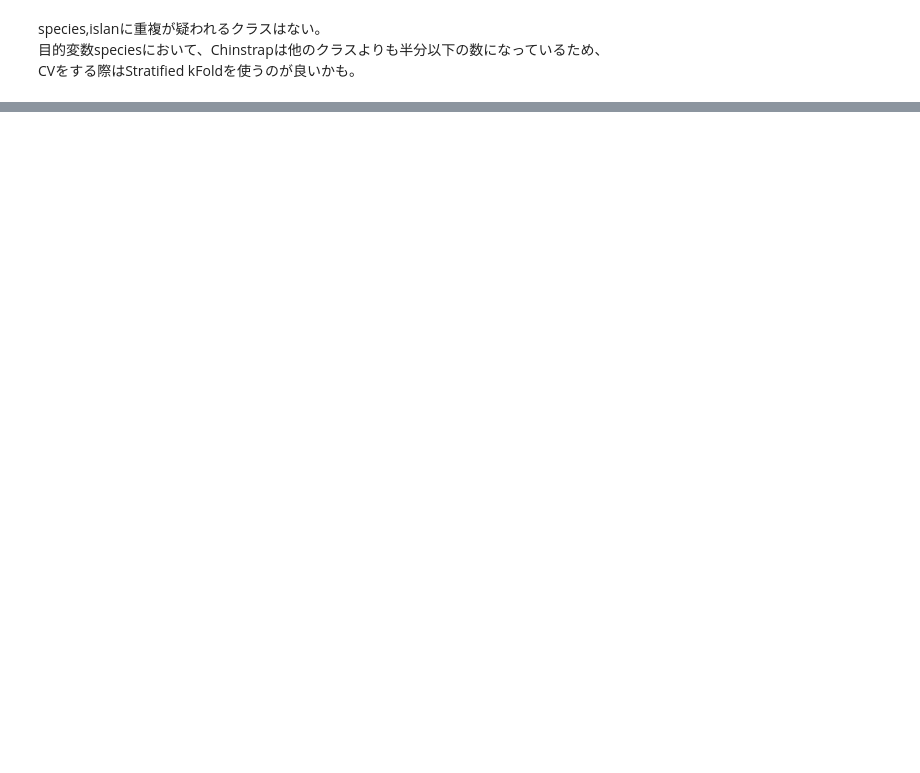
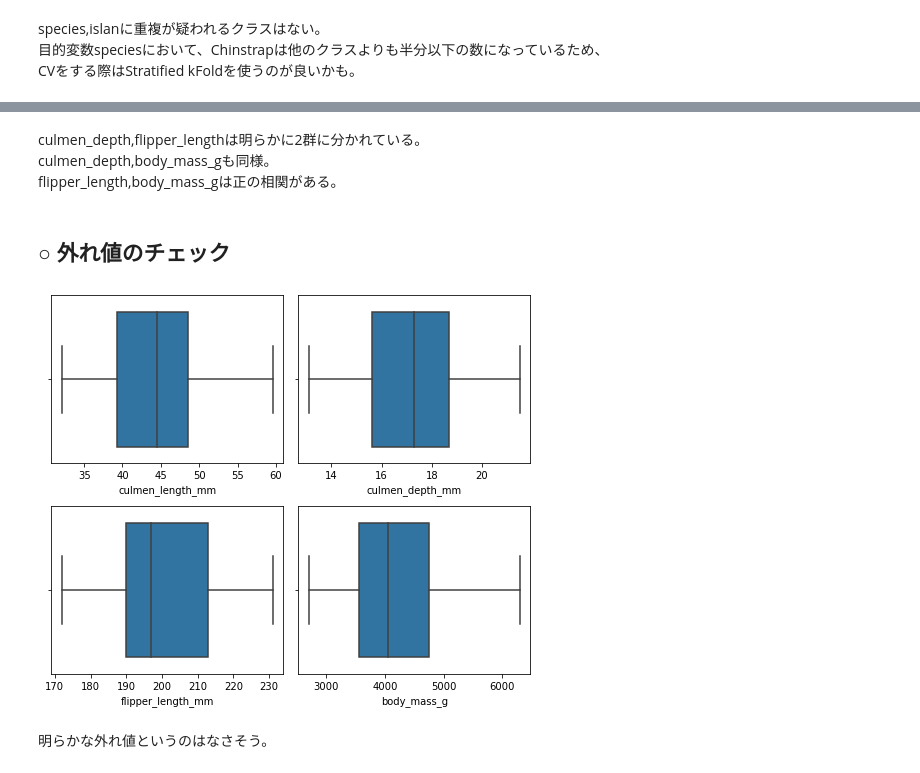
Before and after one commit to Mr-Garlic-Shrimp/TIL, a Jupyter notebook: Machine_Learning/ML_notebook-17(Missing_Value_Imputing_2).ipynb, the cells around one changed output, grey strips where cells are left out. Drawn from its saved outputs; the diff is of its cells as text; code cells hidden in the pictures; blank space fills up the shorter version.

```diff
--- a/Machine_Learning/ML_notebook-17(Missing_Value_Imputing_2).ipynb
+++ b/Machine_Learning/ML_notebook-17(Missing_Value_Imputing_2).ipynb
@@ -143,0 +150,4 @@ CVをする際はStratified kFoldを使うのが良いかも。
+# %%
+# 量的変数と質的変数のカラム名をそれぞれ取得
+num_feat = df.select(pl.col(pl.Float32)).columns
+cat_feat = df.select(pl.col(pl.Utf8)).columns
@@ -143,0 +161,25 @@ CVをする際はStratified kFoldを使うのが良いかも。
+# %% [markdown]
+culmen_depth,flipper_lengthは明らかに2群に分かれている。
+culmen_depth,body_mass_gも同様。
+flipper_length,body_mass_gは正の相関がある。
+# %% [markdown]
+## ○ 外れ値のチェック
+# %%
+rows = 2
+cols = 2
+fig, axes = plt.subplots(rows, cols, figsize=(cols*3.5,rows*3))
+
+# 行番号と列番号、量的変数の全組み合わせを取得する。
+# これにより描画位置を指定し、各カラム同士の関係を可視化できる。
+li_row_col = list(itertools.product(range(0, rows),range(0, cols)))
+
+# 量的変数名のリストと描画位置のリストをzipでまとめる。
+for feat, row_col in zip(num_feat, li_row_col):
+    sns.boxplot(x=feat, data=df.to_pandas(), ax=axes[row_col])
+    axes[row_col].set_xlabel(feat)
+
+plt.tight_layout()
+# %% [output]
+[figure, added]
+# %% [markdown]
+明らかな外れ値というのはなさそう。
```
Also changed, not shown: parts of 10 cells of this notebook.
